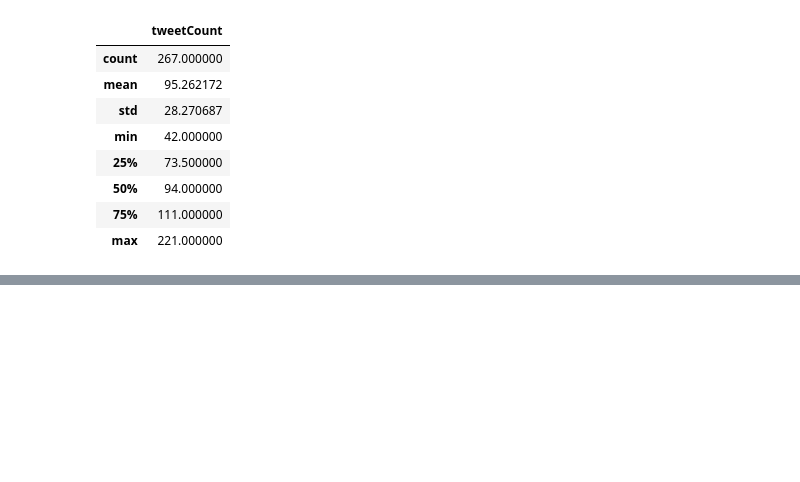
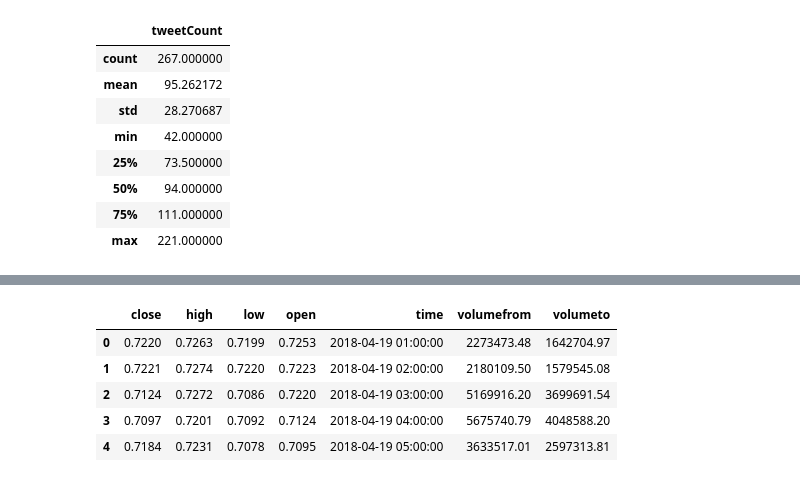
Before and after one commit to bfine9618/cis519proj, a Jupyter notebook: Pre-Processing Cleaned Data.ipynb, the cells around one changed output, grey strips where cells are left out. Drawn from its saved outputs; the diff is of its cells as text; code cells hidden in the pictures; blank space fills up the shorter version.

```diff
--- a/Pre-Processing Cleaned Data.ipynb
+++ b/Pre-Processing Cleaned Data.ipynb
@@ -138,2 +140,9 @@ NameError: name 'priceData' is not defined
 # %%
-xrp_prices.tail()
+xrp_prices.head()
+# %% [output]
+|  | close | high | low | open | time | volumefrom | volumeto |
+| 0 | 0.7220 | 0.7263 | 0.7199 | 0.7253 | 2018-04-19 01:00:00 | 2273473.48 | 1642704.97 |
+| 1 | 0.7221 | 0.7274 | 0.7220 | 0.7223 | 2018-04-19 02:00:00 | 2180109.50 | 1579545.08 |
+| 2 | 0.7124 | 0.7272 | 0.7086 | 0.7220 | 2018-04-19 03:00:00 | 5169916.20 | 3699691.54 |
+| 3 | 0.7097 | 0.7201 | 0.7092 | 0.7124 | 2018-04-19 04:00:00 | 5675740.79 | 4048588.20 |
+| 4 | 0.7184 | 0.7231 | 0.7078 | 0.7095 | 2018-04-19 05:00:00 | 3633517.01 | 2597313.81 |
```
Also changed, not shown: parts of 14 cells of this notebook, 13 other files.
